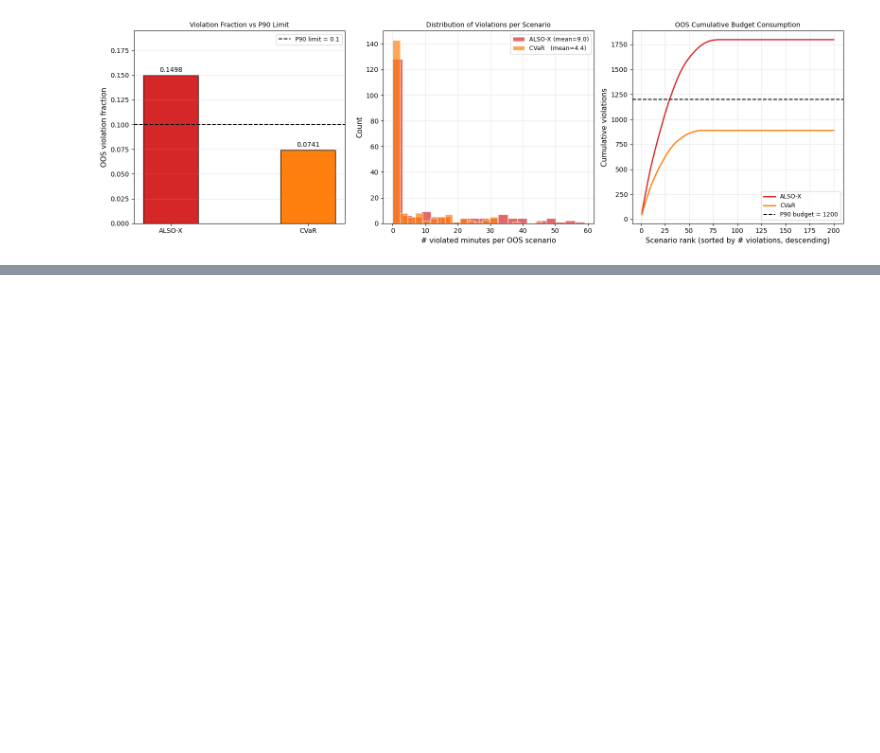
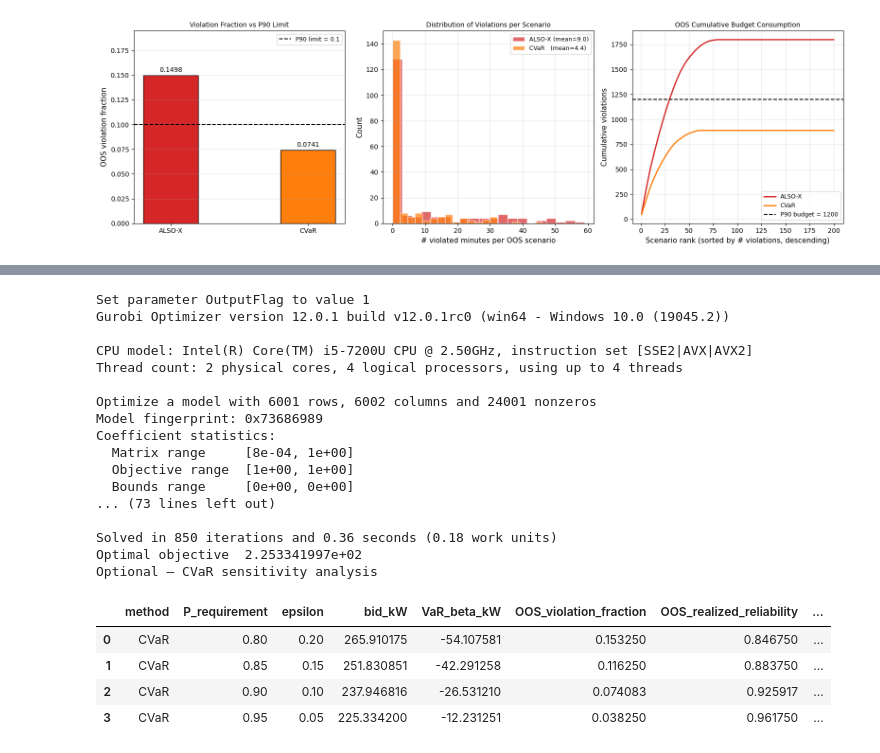
Before and after one commit to Irene-GL/Renewable-in-Electricity-Market-Assignment-2, a Jupyter notebook: Step2.ipynb, the cells around one changed output, grey strips where cells are left out. Saved outputs shown, nothing was run; the diff lists cells and outputs as text; code cells hidden in the pictures; blank space fills up the shorter version.

```diff
--- a/Step2.ipynb
+++ b/Step2.ipynb
@@ -740,0 +831,62 @@ plt.show()
+# %%
+# ═══════════════════════════════════════════════════════════════════════════
+# CVaR comparison
+# Same epsilon values, but interpreted through the CVaR approximation
+# ═══════════════════════════════════════════════════════════════════════════
+
+results_cvar = []
+
+for p_req in p_requirements:
+    epsilon = 1.0 - p_req
+
+    # CVaR cannot be evaluated at epsilon = 0 because of division by zero
+    if epsilon == 0:
+        continue
+
+    # Solve in-sample CVaR approximation
+    c_bid, beta_var = solve_cvar_lp(F, epsilon)
+
+    # Evaluate out-of-sample
+    oos = evaluate_oos_shortfall(c_bid, F_OOS, epsilon)
+
+    results_cvar.append({
+        "method": "CVaR",
+        "P_requirement": p_req,
+        "epsilon": epsilon,
+        "bid_kW": c_bid,
+        "VaR_beta_kW": beta_var,
+        "OOS_violation_fraction": oos["violation_fraction"],
+        "OOS_realized_reliability": oos["p_requirement_realized"],
+        "OOS_expected_shortfall_kW": oos["expected_shortfall_kW"],
+        "OOS_max_shortfall_kW": oos["max_shortfall_kW"],
+        "OOS_total_shortfall_kW": oos["total_shortfall_kW"],
+        "OOS_requirement_satisfied": oos["p_satisfied"],
+    })
+
+df_cvar_23 = pd.DataFrame(results_cvar)
+
+print("Optional — CVaR sensitivity analysis")
+display(df_cvar_23)
+# %% [output]
+Set parameter OutputFlag to value 1
+Gurobi Optimizer version 12.0.1 build v12.0.1rc0 (win64 - Windows 10.0 (19045.2))
+
+CPU model: Intel(R) Core(TM) i5-7200U CPU @ 2.50GHz, instruction set [SSE2|AVX|AVX2]
+Thread count: 2 physical cores, 4 logical processors, using up to 4 threads
+
+Optimize a model with 6001 rows, 6002 columns and 24001 nonzeros
+Model fingerprint: 0x73686989
+Coefficient statistics:
+  Matrix range     [8e-04, 1e+00]
+  Objective range  [1e+00, 1e+00]
+  Bounds range     [0e+00, 0e+00]
+... (73 lines left out)
+
+Solved in 850 iterations and 0.36 seconds (0.18 work units)
+Optimal objective  2.253341997e+02
+Optional — CVaR sensitivity analysis
+|  | method | P_requirement | epsilon | bid_kW | VaR_beta_kW | OOS_violation_fraction | OOS_realized_reliability | ... |
+| 0 | CVaR | 0.80 | 0.20 | 265.910175 | -54.107581 | 0.153250 | 0.846750 | ... |
+| 1 | CVaR | 0.85 | 0.15 | 251.830851 | -42.291258 | 0.116250 | 0.883750 | ... |
+| 2 | CVaR | 0.90 | 0.10 | 237.946816 | -26.531210 | 0.074083 | 0.925917 | ... |
+| 3 | CVaR | 0.95 | 0.05 | 225.334200 | -12.231251 | 0.038250 | 0.961750 | ... |
```
Also changed, not shown: parts of 7 cells of this notebook.
